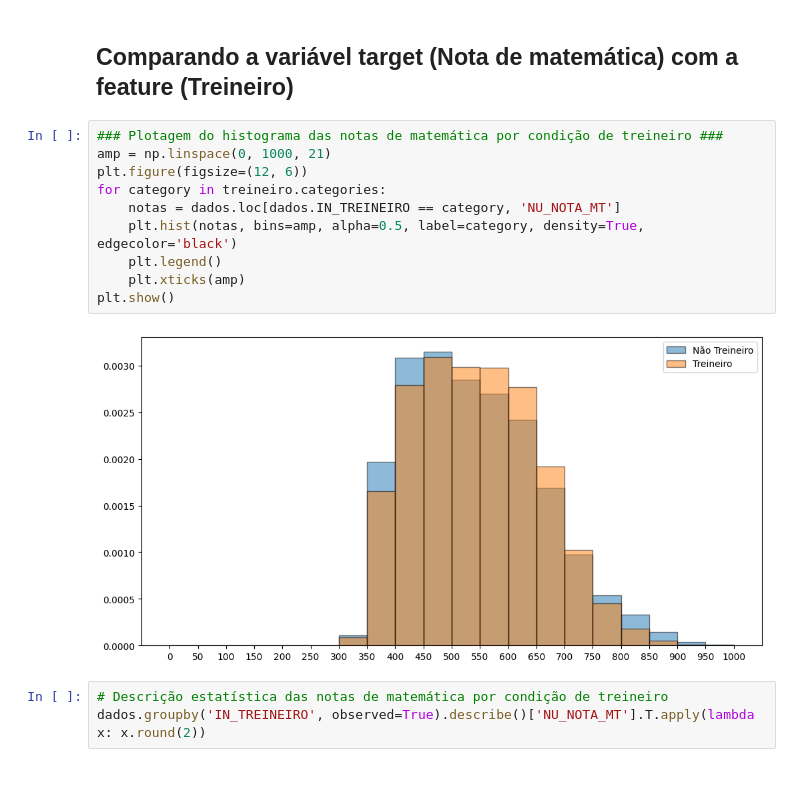
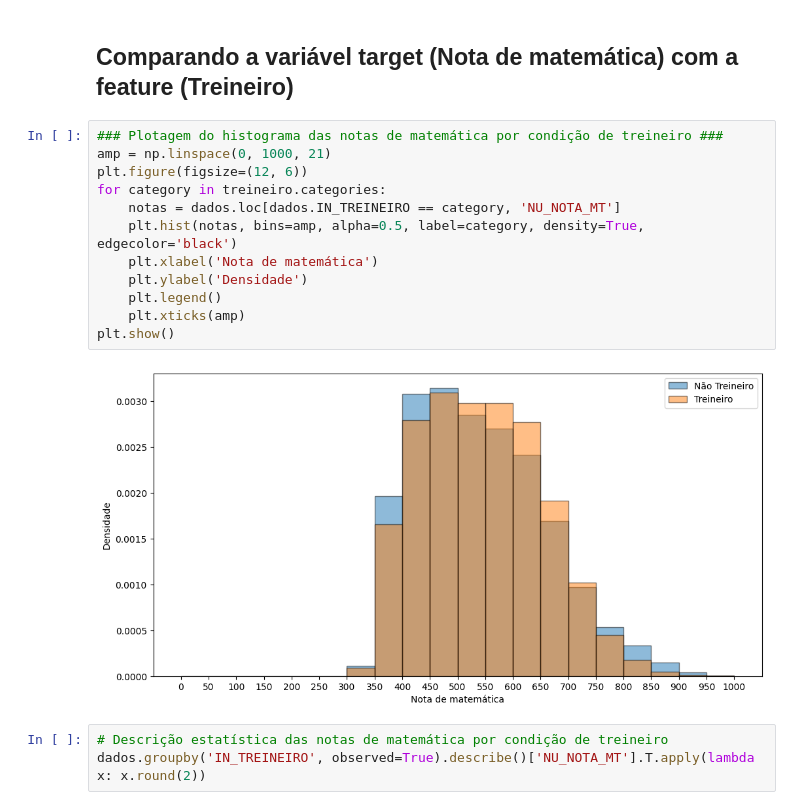
Before and after one commit to Phvr06/Proj2-Cdados, a Jupyter notebook: main.ipynb, the cells around one changed output. Drawn from its saved outputs; the diff is of its cells as text; blank space fills up the shorter version.

```diff
--- a/main.ipynb
+++ b/main.ipynb
@@ -236,15 +236,17 @@ Ainda é possível notar que os desvios padrões tendem a seguir a mesma ordem d
 # %%
 ### Plotagem do histograma das notas de matemática por condição de treineiro ###
 amp = np.linspace(0, 1000, 21)
 plt.figure(figsize=(12, 6))
 for category in treineiro.categories:
     notas = dados.loc[dados.IN_TREINEIRO == category, 'NU_NOTA_MT']
     plt.hist(notas, bins=amp, alpha=0.5, label=category, density=True, edgecolor='black')
+    plt.xlabel('Nota de matemática')
+    plt.ylabel('Densidade')
     plt.legend()
     plt.xticks(amp)
 plt.show()
 # %% [output]
-[figure, old version]
+[figure, new version]
 # %%
 # Descrição estatística das notas de matemática por condição de treineiro
 dados.groupby('IN_TREINEIRO', observed=True).describe()['NU_NOTA_MT'].T.apply(lambda x: x.round(2))
```
Also changed, not shown: parts of 27 cells of this notebook.
